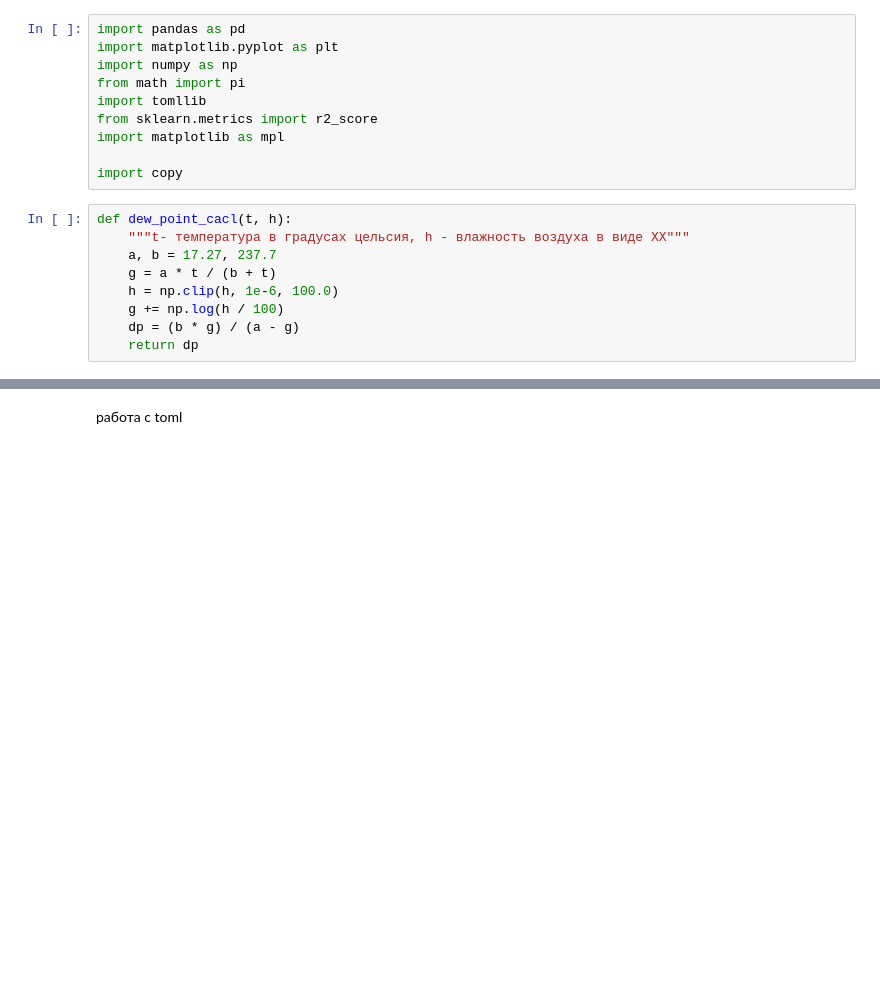
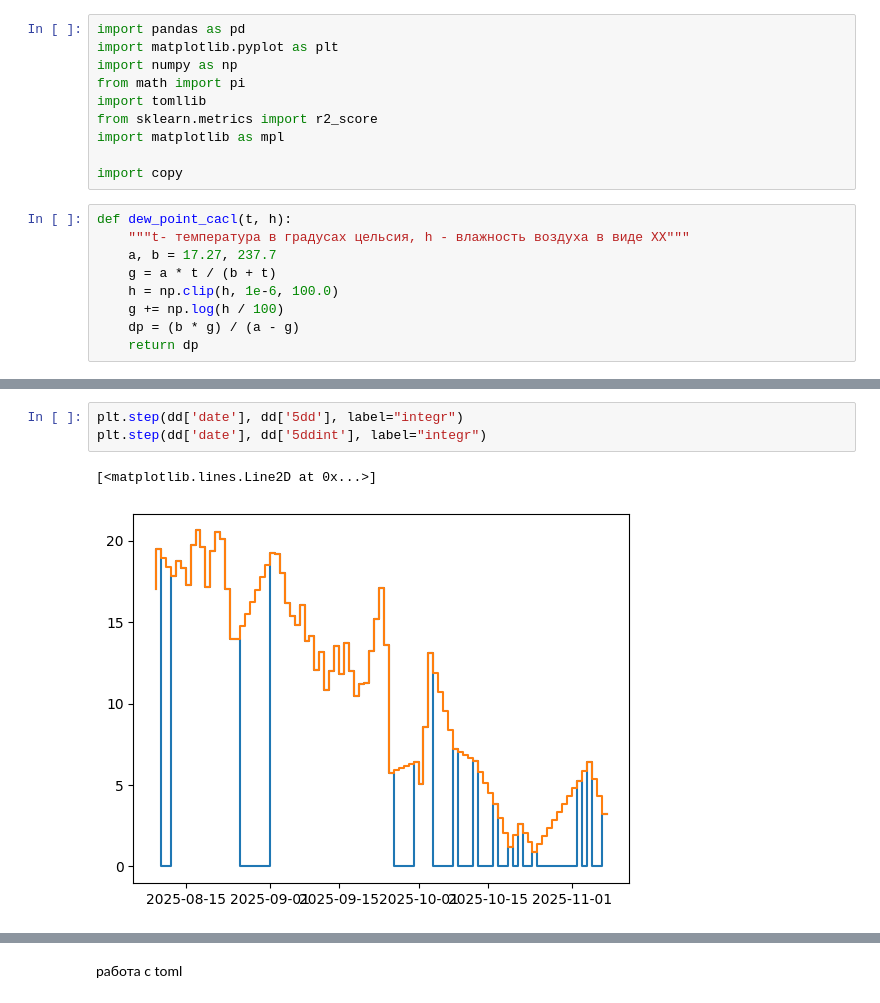
Before and after one commit to NikEgil/predicter, a Jupyter notebook: pred.ipynb, the cells around one changed output, grey strips where cells are left out. Saved outputs shown, nothing was run; the diff lists cells and outputs as text; blank space fills up the shorter version.

```diff
--- a/pred.ipynb
+++ b/pred.ipynb
@@ -29,0 +147,6 @@ data = copy.copy(data_timesort2).reset_index()
+# %%
+plt.step(dd['date'], dd['5dd'], label="integr")
+plt.step(dd['date'], dd['5ddint'], label="integr")
+# %% [output]
+[<matplotlib.lines.Line2D at 0x...>]
+[figure, added]
```
Also changed, not shown: parts of 16 cells of this notebook, 20 other files.
